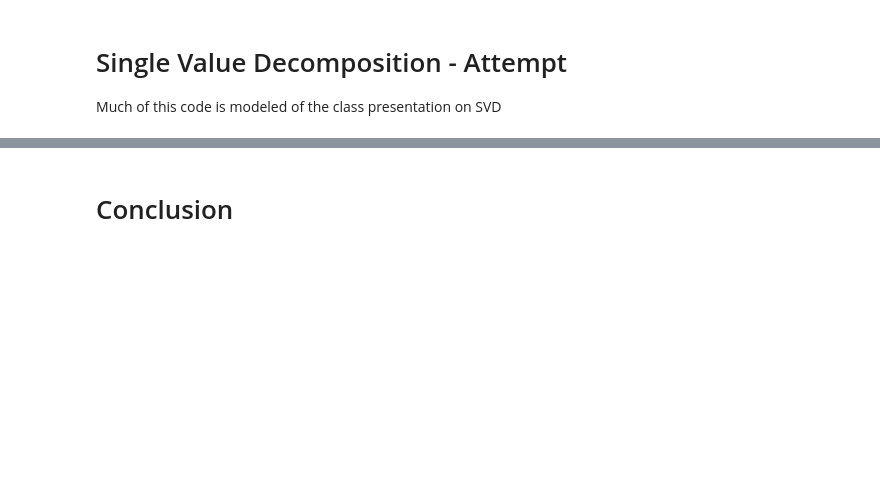
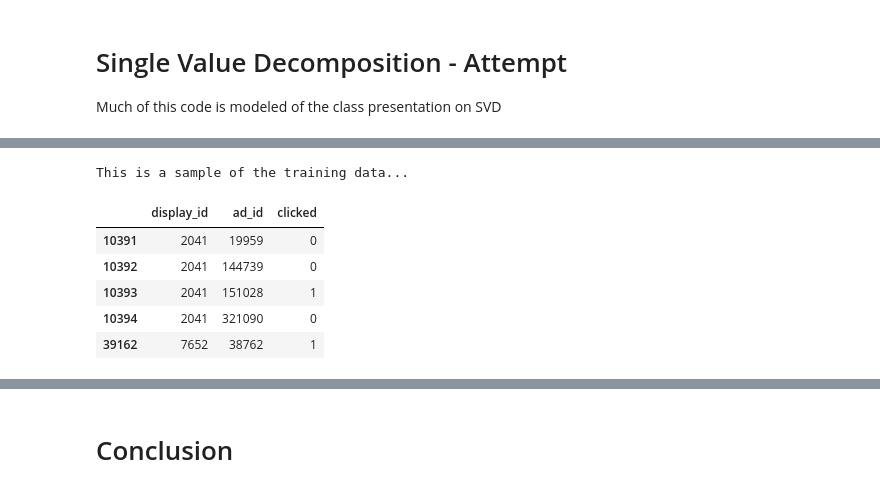
Before and after one commit to sarahkelley/w207_OutBrain_Cluster-F, a Jupyter notebook: Machine_Learning_Final.ipynb, the cells around one changed output, grey strips where cells are left out. Cells and saved outputs as stored; diff of their text form; code cells hidden in the pictures; blank space fills up the shorter version.

```diff
--- a/Machine_Learning_Final.ipynb
+++ b/Machine_Learning_Final.ipynb
@@ -496 +519,15 @@ NameError: name 'pd' is not defined
+# %%
+display_sample = np.random.choice(clicks_train["display_id"].unique(), 4000) # change this if too many rows
+clicks_train = clicks_train[clicks_train["display_id"].isin(display_sample)]
+
+print("This is a sample of the training data...")
+clicks_train.head()
+# %% [output]
+This is a sample of the training data...
+|  | display_id | ad_id | clicked |
+| 10391 | 2041 | 19959 | 0 |
+| 10392 | 2041 | 144739 | 0 |
+| 10393 | 2041 | 151028 | 1 |
+| 10394 | 2041 | 321090 | 0 |
+| 39162 | 7652 | 38762 | 1 |
 # %%
```
Also changed, not shown: parts of 11 cells of this notebook.
